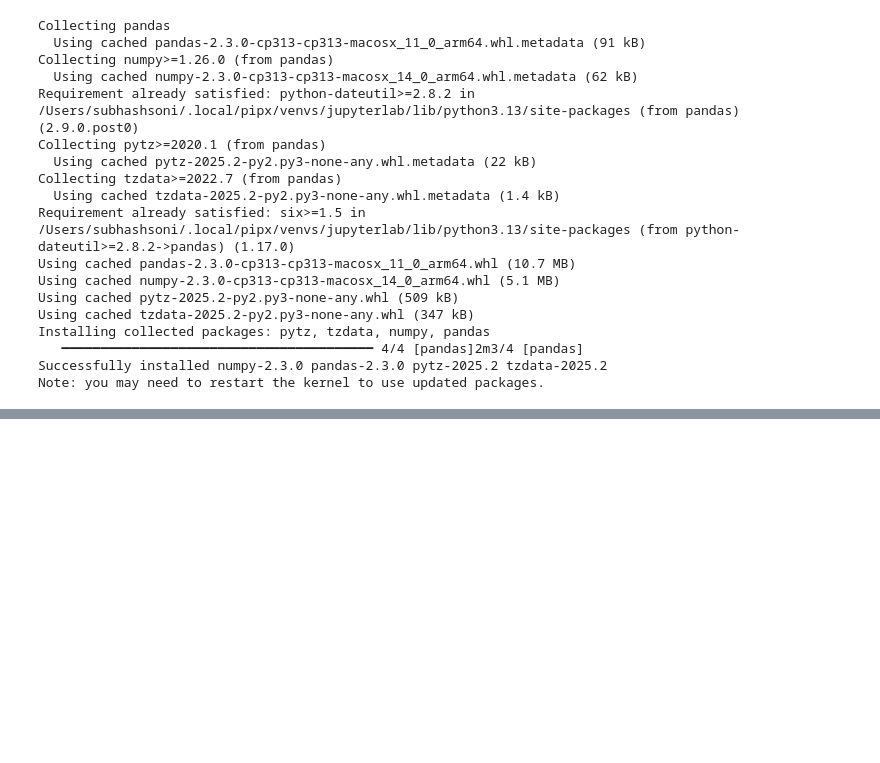
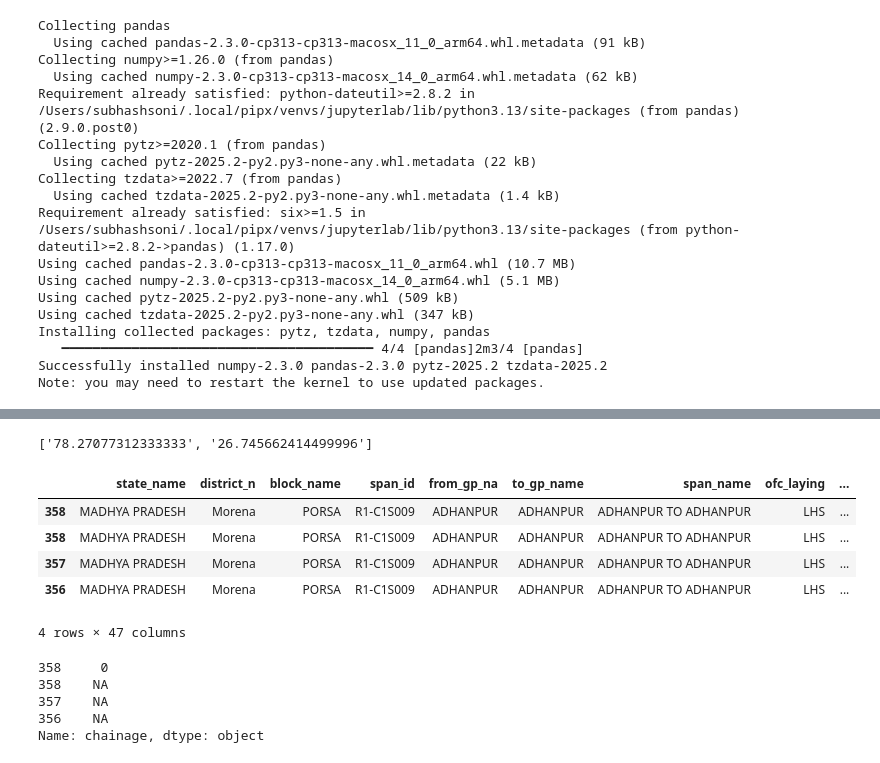
Before and after one commit to sks092016/Formatting_excel_data, a Jupyter notebook: survey_data_analysis.ipynb, the cells around one changed output, grey strips where cells are left out. Drawn from its saved outputs; the diff is of its cells as text; code cells hidden in the pictures; blank space fills up the shorter version.

```diff
--- a/survey_data_analysis.ipynb
+++ b/survey_data_analysis.ipynb
@@ -23,0 +282,22 @@ import pandas as pd
+# %%
+temp_df['road_edge_'].iloc[0].strip('POINT()').split(' ')
+# %% [output]
+['78.27077312333333', '26.745662414499996']
+# %%
+temp_df = temp_df.sort_values('SEQ')
+temp_df
+# %% [output]
+|  | state_name | district_n | block_name | span_id | from_gp_na | to_gp_name | span_name | ofc_laying | ... |
+| 358 | MADHYA PRADESH | Morena | PORSA | R1-C1S009 | ADHANPUR | ADHANPUR | ADHANPUR TO ADHANPUR | LHS | ... |
+| 358 | MADHYA PRADESH | Morena | PORSA | R1-C1S009 | ADHANPUR | ADHANPUR | ADHANPUR TO ADHANPUR | LHS | ... |
+| 357 | MADHYA PRADESH | Morena | PORSA | R1-C1S009 | ADHANPUR | ADHANPUR | ADHANPUR TO ADHANPUR | LHS | ... |
+| 356 | MADHYA PRADESH | Morena | PORSA | R1-C1S009 | ADHANPUR | ADHANPUR | ADHANPUR TO ADHANPUR | LHS | ... |
+4 rows × 47 columns
+# %%
+temp_df['chainage'].fillna(0.0)
+# %% [output]
+358     0
+358    NA
+357    NA
+356    NA
+Name: chainage, dtype: object
```
Also changed, not shown: parts of 33 cells of this notebook, 3 other files.
